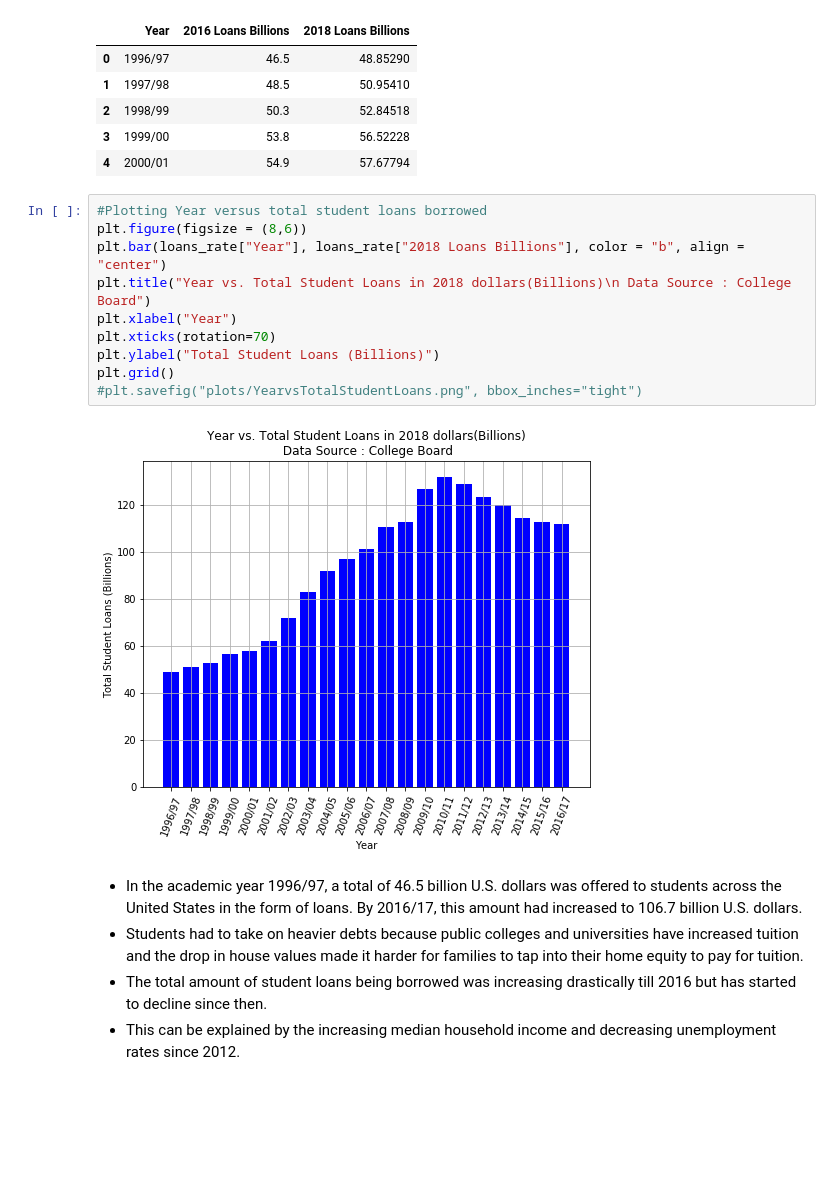
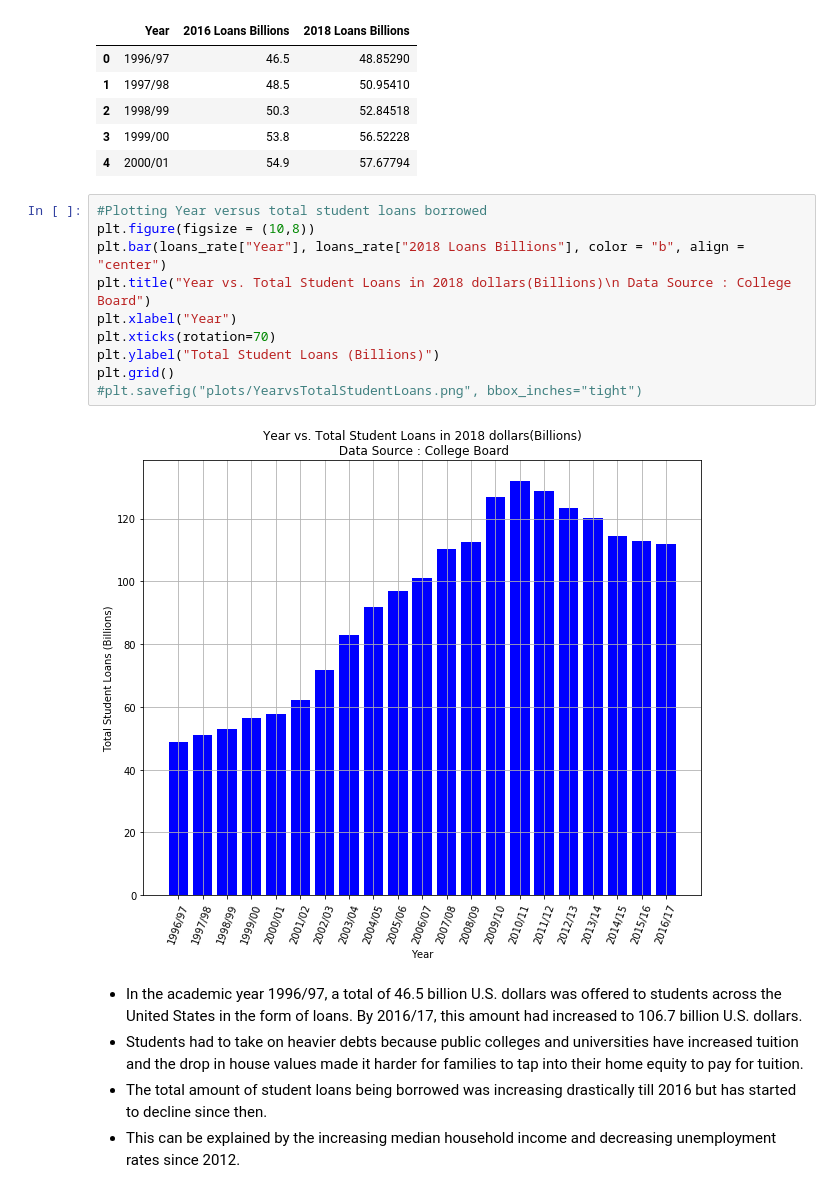
Before and after one commit to Kamran-Wali/Project_Antigravity2, a Jupyter notebook: Presentation.ipynb, the cells around one changed output. Cells and saved outputs as stored; diff of their text form; blank space fills up the shorter version.

```diff
--- a/Presentation.ipynb
+++ b/Presentation.ipynb
@@ -309,16 +310,16 @@ loans_rate.head()
 | 4 | 2000/01 | 54.9 | 57.67794 |
 # %%
 #Plotting Year versus total student loans borrowed
-plt.figure(figsize = (8,6))
+plt.figure(figsize = (10,8))
 plt.bar(loans_rate["Year"], loans_rate["2018 Loans Billions"], color = "b", align = "center")
 plt.title("Year vs. Total Student Loans in 2018 dollars(Billions)\n Data Source : College Board")
 plt.xlabel("Year")
 plt.xticks(rotation=70)
 plt.ylabel("Total Student Loans (Billions)")
 plt.grid()
 #plt.savefig("plots/YearvsTotalStudentLoans.png", bbox_inches="tight")
 # %% [output]
-[figure, old version]
+[figure, new version]
 # %% [markdown]
 + In the academic year 1996/97, a total of 46.5 billion U.S. dollars was offered to students across the United States in the form of loans. By 2016/17, this amount had increased to 106.7 billion U.S. dollars.
 + Students had to take on heavier debts because public colleges and universities have increased tuition and the drop in house values made it harder for families to tap into their home equity to pay for tuition.
```
Also changed, not shown: parts of 5 cells of this notebook.
